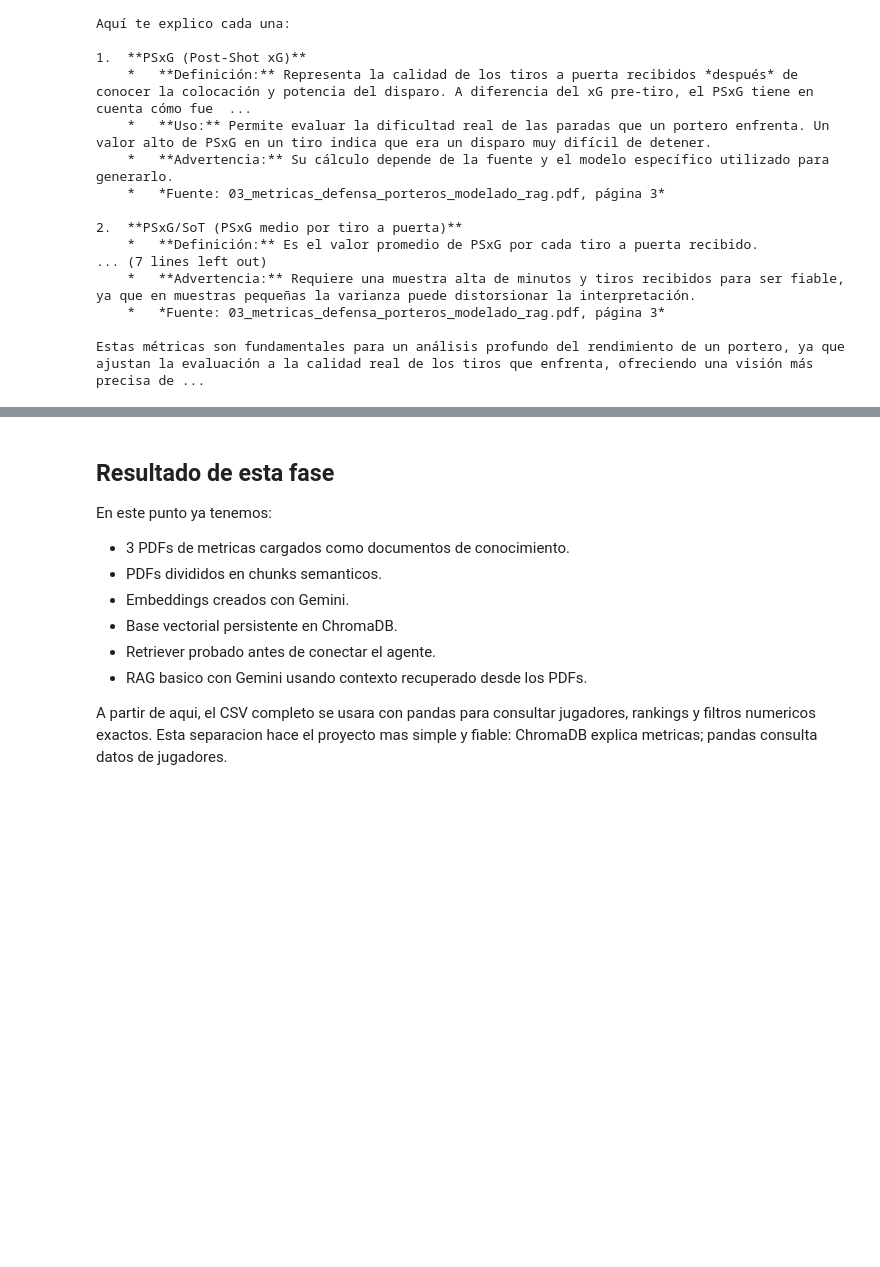
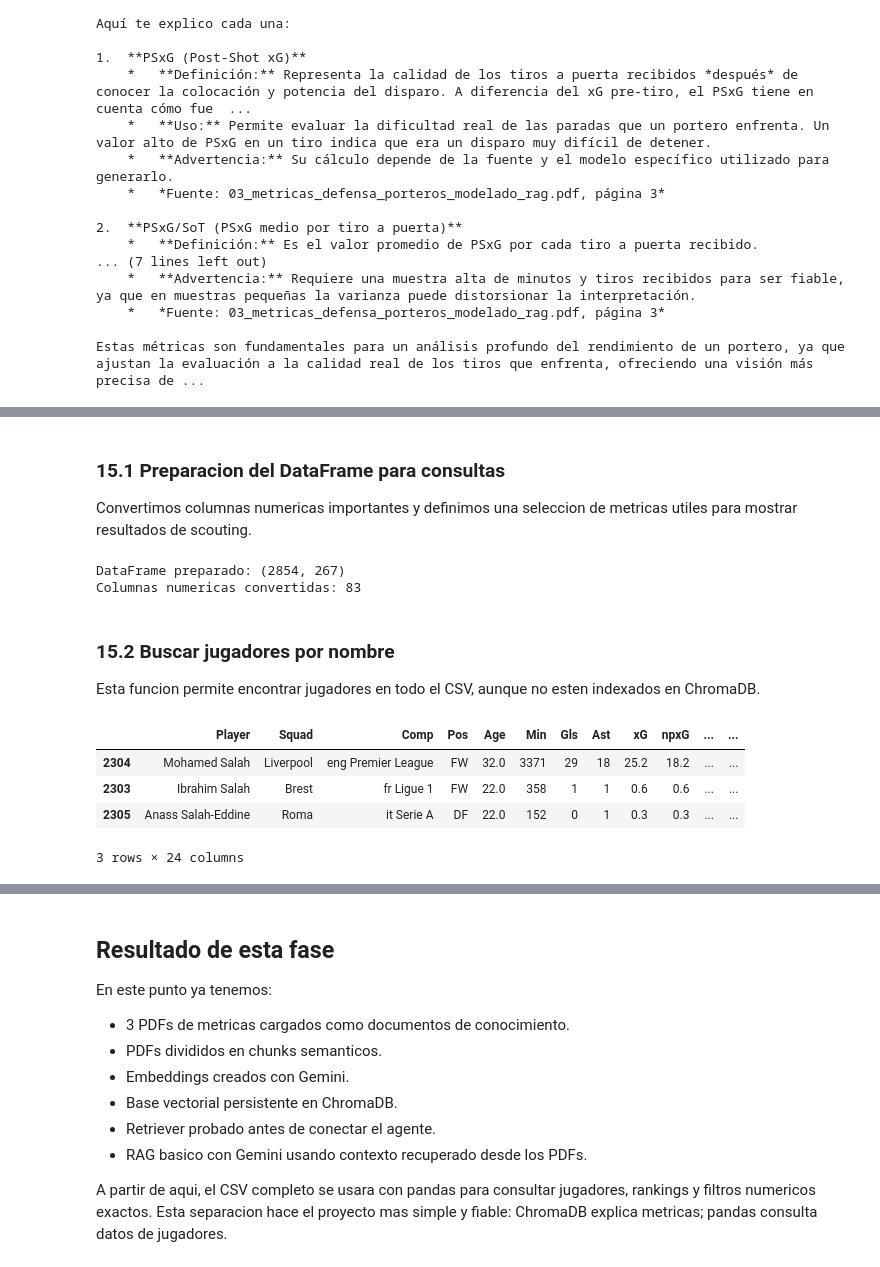
Before and after one commit to OscarFdz24/Asistente_Experto_LLM_Oscar_Fernandez_Evolve, a Jupyter notebook: notebooks/01_asistente_experto_analitica_futbol_rag_gemini.ipynb, the cells around one changed output, grey strips where cells are left out. Drawn from its saved outputs; the diff is of its cells as text; code cells hidden in the pictures; blank space fills up the shorter version.

```diff
--- a/notebooks/01_asistente_experto_analitica_futbol_rag_gemini.ipynb
+++ b/notebooks/01_asistente_experto_analitica_futbol_rag_gemini.ipynb
@@ -757,0 +764,74 @@ Estas métricas son fundamentales para un análisis profundo del rendimiento de
+# %% [markdown]
+### 15.1 Preparacion del DataFrame para consultas
+
+Convertimos columnas numericas importantes y definimos una seleccion de metricas utiles para mostrar resultados de scouting.
+# %%
+# Creamos una copia de trabajo para consultas tabulares.
+df_stats = df.copy()
+
+# Columnas numericas frecuentes en las consultas del asistente.
+NUMERIC_COLUMNS = [
+    "Age", "Born", "MP", "Starts", "Min", "90s",
+    "Gls", "Ast", "G+A", "G-PK", "PK", "PKatt",
+    "xG", "npxG", "xAG", "xA", "npxG+xAG", "xG+xAG",
+    "Sh", "SoT", "SoT%", "Sh/90", "SoT/90", "G/Sh", "G/SoT", "Dist", "npxG/Sh", "G-xG", "np:G-xG",
+    "Cmp", "Att", "Cmp%", "TotDist", "PrgDist", "KP", "1/3", "PPA", "CrsPA", "PrgP",
+    "SCA", "SCA90", "GCA", "GCA90",
+    "Tkl", "TklW", "Tkl%", "Blocks", "Int", "Tkl+Int", "Clr", "Err",
+    "Touches", "Att Pen", "Carries", "PrgC", "CPA", "Succ", "Succ%", "Mis", "Dis", "Rec", "PrgR",
+    "CrdY", "CrdR", "Fls", "Fld", "Off", "Recov", "Won", "Won%",
+    "GA", "GA90", "SoTA", "Saves", "Save%", "CS", "CS%", "PSxG", "PSxG/SoT", "PSxG+/-", "#OPA", "#OPA/90", "AvgDist"
+]
+
+# Convertimos a numericas solo las columnas que existan en el dataset.
+for col in NUMERIC_COLUMNS:
+    if col in df_stats.columns:
+        df_stats[col] = pd.to_numeric(df_stats[col], errors="coerce")
+
+# Columnas basicas para identificar jugadores en resultados.
+ID_COLUMNS = ["Player", "Nation", "Pos", "Squad", "Comp", "Age", "Min"]
+
+# Metricas por defecto para mostrar fichas resumidas.
+DEFAULT_SCOUTING_COLUMNS = [
+    "Player", "Squad", "Comp", "Pos", "Age", "Min",
+    "Gls", "Ast", "xG", "npxG", "xAG", "xA",
+    "PrgC", "PrgP", "PrgR", "SCA", "SCA90",
+    "Tkl", "Int", "Tkl+Int",
+    "GA", "Save%", "PSxG", "PSxG+/-"
+]
+
+# Nos quedamos solo con columnas existentes para evitar errores si alguna no aparece.
+DEFAULT_SCOUTING_COLUMNS = [col for col in DEFAULT_SCOUTING_COLUMNS if col in df_stats.columns]
+
+print("DataFrame preparado:", df_stats.shape)
+print("Columnas numericas convertidas:", sum(col in df_stats.columns for col in NUMERIC_COLUMNS))
+# %% [output]
+DataFrame preparado: (2854, 267)
+Columnas numericas convertidas: 83
+# %% [markdown]
+### 15.2 Buscar jugadores por nombre
+
+Esta funcion permite encontrar jugadores en todo el CSV, aunque no esten indexados en ChromaDB.
+# %%
+# Busca jugadores cuyo nombre contenga el texto indicado.
+def buscar_jugador(nombre, max_resultados=10):
+    # Normalizamos la consulta a minusculas.
+    nombre = nombre.lower().strip()
+
+    # Filtramos filas donde Player contenga el texto buscado.
+    resultados = df_stats[df_stats["Player"].str.lower().str.contains(nombre, na=False)].copy()
+
+    # Ordenamos por minutos para mostrar primero registros con mas muestra.
+    resultados = resultados.sort_values("Min", ascending=False)
+
+    # Devolvemos columnas utiles y limitamos el numero de resultados.
+    return resultados[DEFAULT_SCOUTING_COLUMNS].head(max_resultados)
+# %%
+# Prueba: buscar un jugador concreto en el CSV completo.
+buscar_jugador("Salah")
+# %% [output]
+|  | Player | Squad | Comp | Pos | Age | Min | Gls | Ast | xG | npxG | ... | ... |
+| 2304 | Mohamed Salah | Liverpool | eng Premier League | FW | 32.0 | 3371 | 29 | 18 | 25.2 | 18.2 | ... | ... |
+| 2303 | Ibrahim Salah | Brest | fr Ligue 1 | FW | 22.0 | 358 | 1 | 1 | 0.6 | 0.6 | ... | ... |
+| 2305 | Anass Salah-Eddine | Roma | it Serie A | DF | 22.0 | 152 | 0 | 1 | 0.3 | 0.3 | ... | ... |
+3 rows × 24 columns
```
Also changed, not shown: parts of 24 cells of this notebook.
